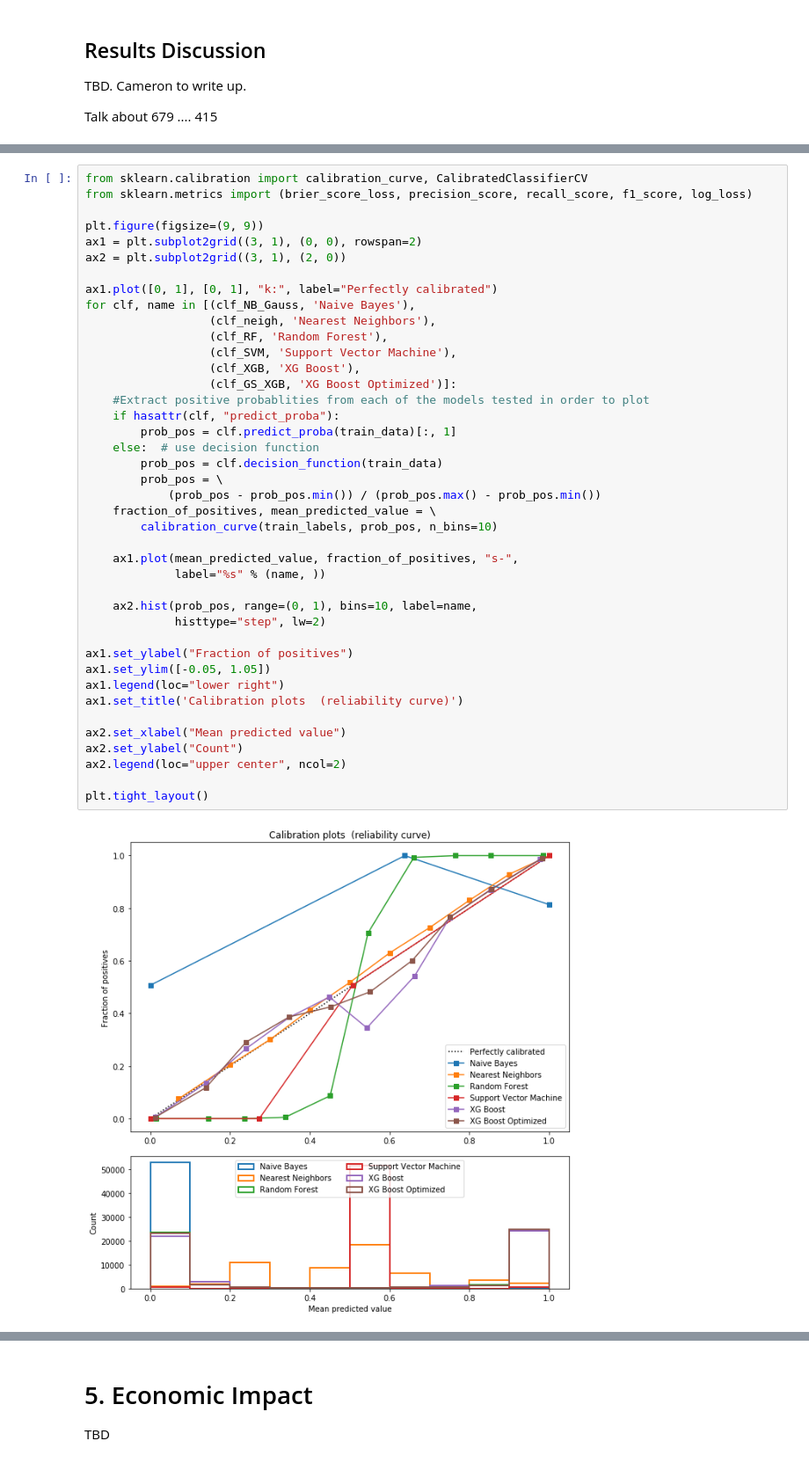
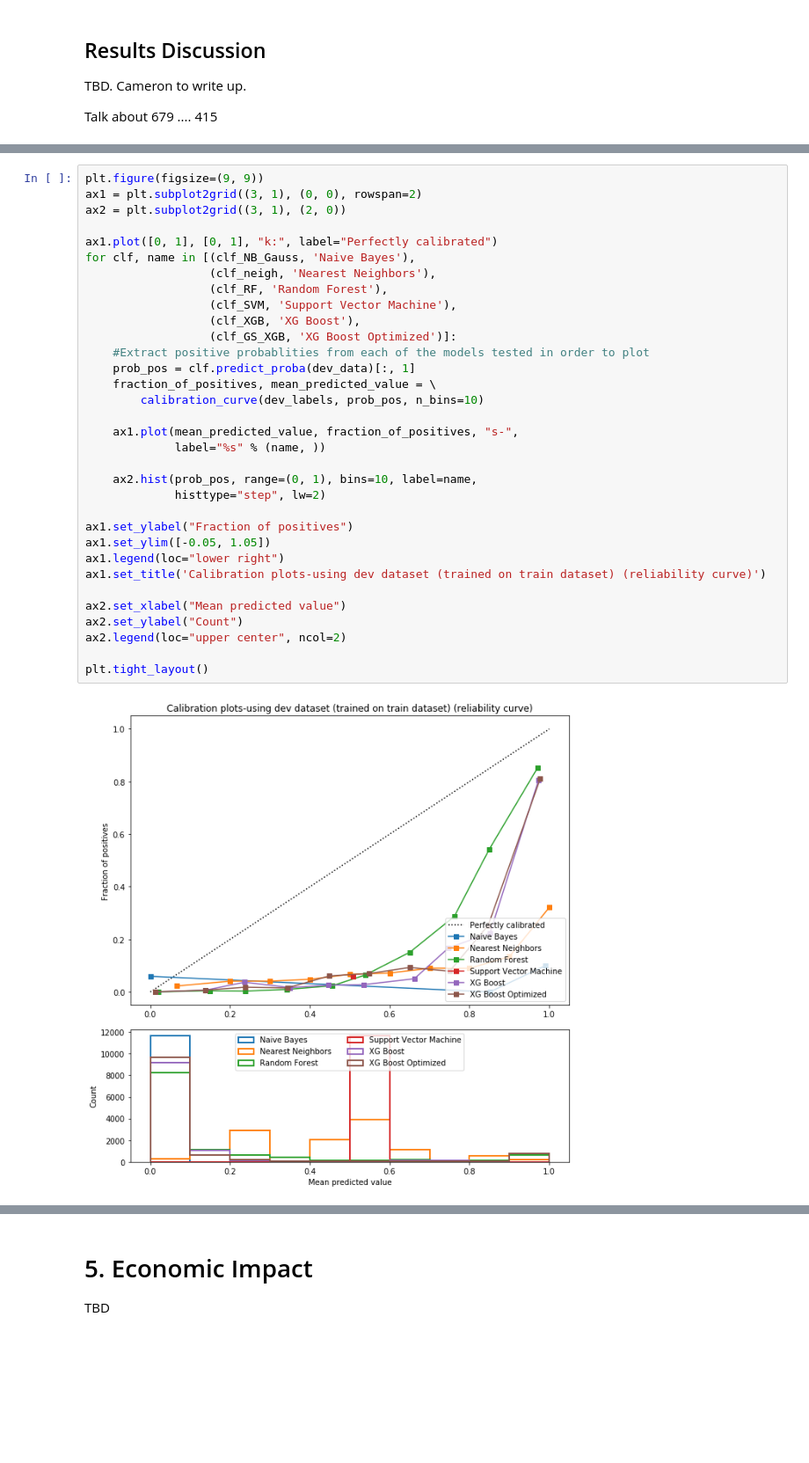
Before and after one commit to ajolson89/W207Fall2018Final, a Jupyter notebook: W207_FinalProj_02MLModels_KennedyKhannaOlson_Final.ipynb, the cells around one changed output, grey strips where cells are left out. Shown: that part at 88% size. Saved outputs shown, nothing was run; the diff lists cells and outputs as text; blank space fills up the shorter version.

Commit message:
Polished the calibration

```diff
--- a/W207_FinalProj_02MLModels_KennedyKhannaOlson_Final.ipynb
+++ b/W207_FinalProj_02MLModels_KennedyKhannaOlson_Final.ipynb
@@ -578,43 +584,35 @@ TBD.  Aaron to write.
 # %%
-from sklearn.calibration import calibration_curve, CalibratedClassifierCV
-from sklearn.metrics import (brier_score_loss, precision_score, recall_score, f1_score, log_loss)
-
 plt.figure(figsize=(9, 9))
 ax1 = plt.subplot2grid((3, 1), (0, 0), rowspan=2)
 ax2 = plt.subplot2grid((3, 1), (2, 0))
 
 ax1.plot([0, 1], [0, 1], "k:", label="Perfectly calibrated")
 for clf, name in [(clf_NB_Gauss, 'Naive Bayes'),
                   (clf_neigh, 'Nearest Neighbors'),
                   (clf_RF, 'Random Forest'),
                   (clf_SVM, 'Support Vector Machine'),
                   (clf_XGB, 'XG Boost'),
                   (clf_GS_XGB, 'XG Boost Optimized')]:
     #Extract positive probablities from each of the models tested in order to plot
-    if hasattr(clf, "predict_proba"):
-        prob_pos = clf.predict_proba(train_data)[:, 1]
-    else:  # use decision function
-        prob_pos = clf.decision_function(train_data)
-        prob_pos = \
-            (prob_pos - prob_pos.min()) / (prob_pos.max() - prob_pos.min())
+    prob_pos = clf.predict_proba(dev_data)[:, 1]
     fraction_of_positives, mean_predicted_value = \
-        calibration_curve(train_labels, prob_pos, n_bins=10)
+        calibration_curve(dev_labels, prob_pos, n_bins=10)
 
     ax1.plot(mean_predicted_value, fraction_of_positives, "s-",
              label="%s" % (name, ))
 
     ax2.hist(prob_pos, range=(0, 1), bins=10, label=name,
              histtype="step", lw=2)
 
 ax1.set_ylabel("Fraction of positives")
 ax1.set_ylim([-0.05, 1.05])
 ax1.legend(loc="lower right")
-ax1.set_title('Calibration plots  (reliability curve)')
+ax1.set_title('Calibration plots-using dev dataset (trained on train dataset) (reliability curve)')
 
 ax2.set_xlabel("Mean predicted value")
 ax2.set_ylabel("Count")
 ax2.legend(loc="upper center", ncol=2)
 
 plt.tight_layout()
 # %% [output]
-[figure, old version]
+[figure, new version]
```
Also changed, not shown: parts of 16 cells of this notebook.
